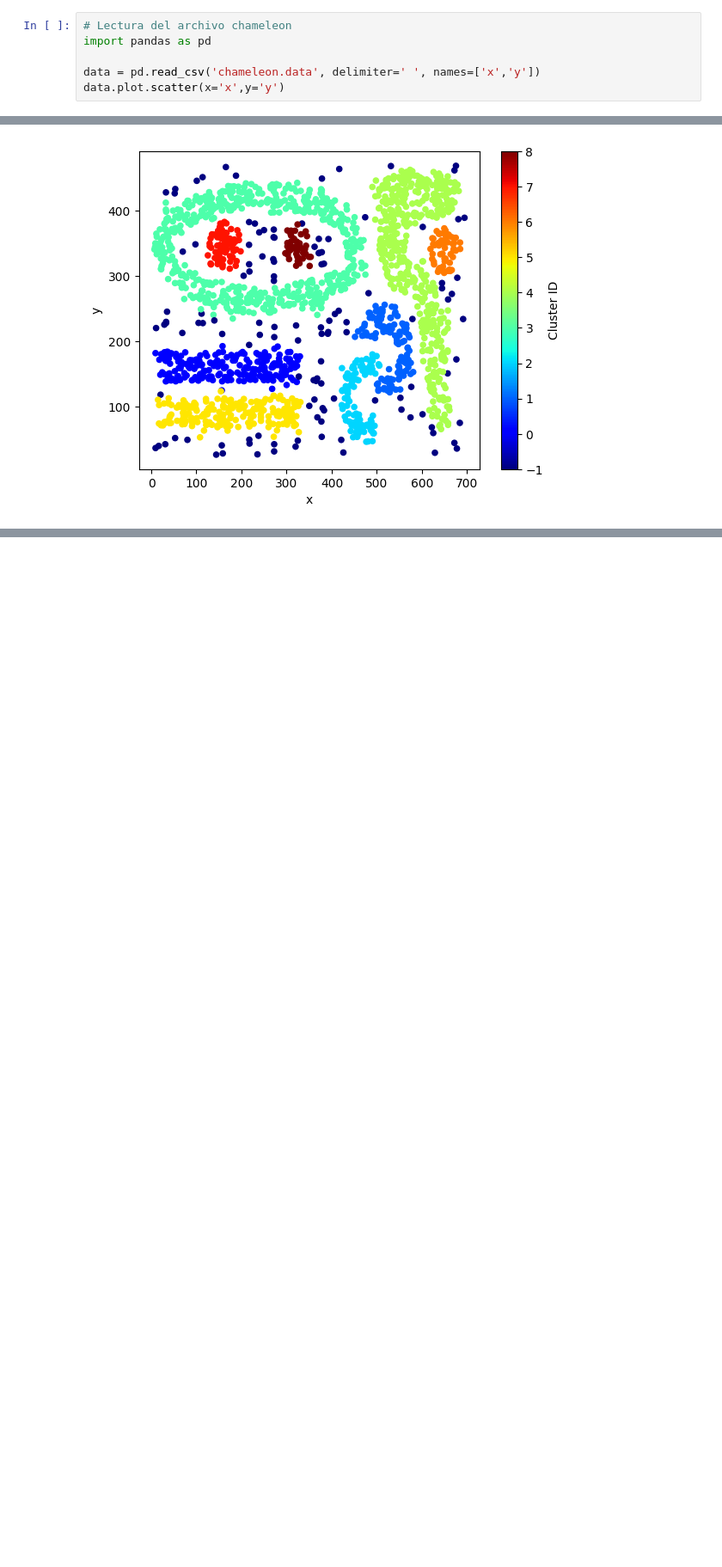
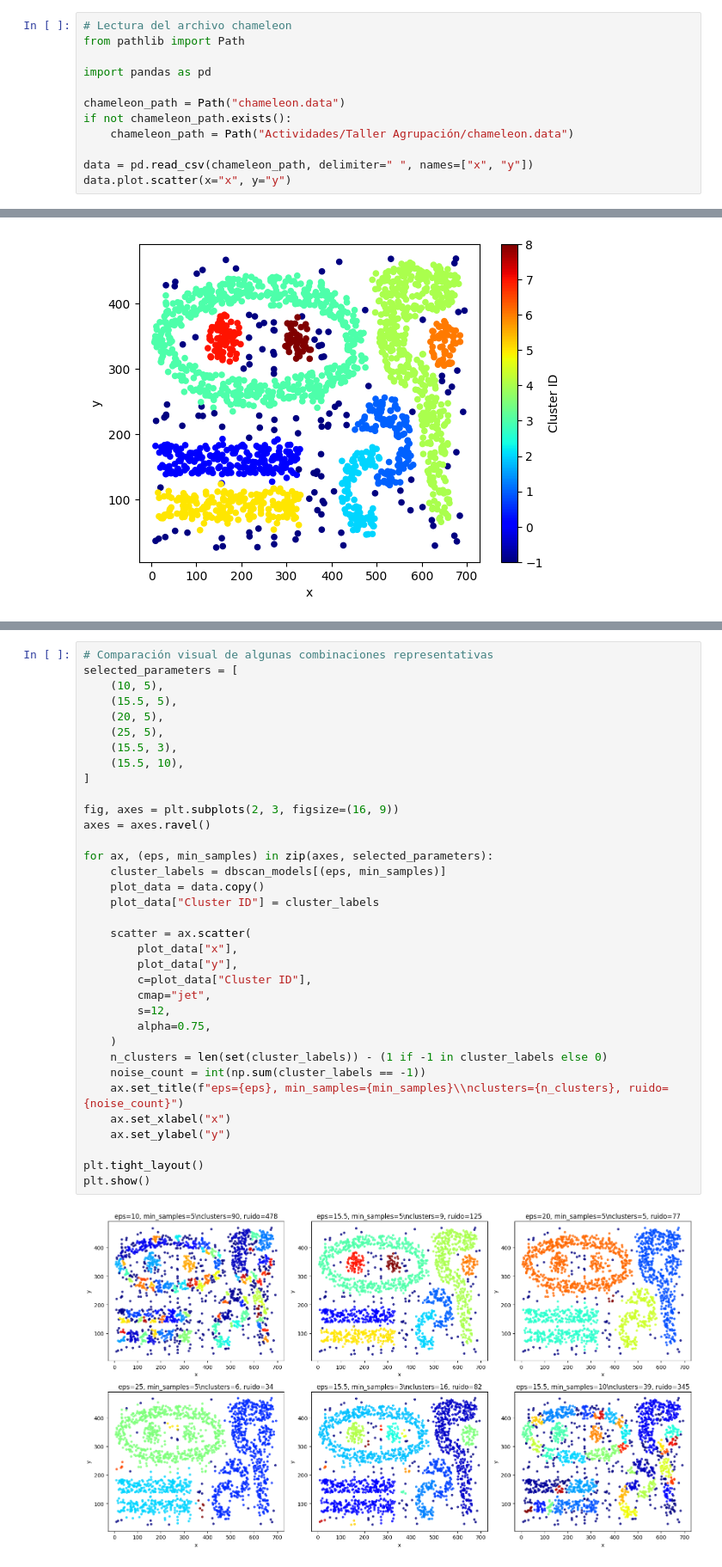
Before and after one commit to Locotin/data-mining, a Jupyter notebook: Actividades/Taller Agrupación/Agrupacion_2.ipynb, the cells around one changed output, grey strips where cells are left out. Shown at 86% size. Cells and saved outputs as stored; diff of their text form; blank space fills up the shorter version.

Commit message:
Taller Agrupación

```diff
--- a/Actividades/Taller Agrupación/Agrupacion_2.ipynb
+++ b/Actividades/Taller Agrupación/Agrupacion_2.ipynb
@@ -10,9 +10,15 @@ PROFESORA ELIZABETH LEON GUZMAN <br />
 # %%
 # Lectura del archivo chameleon
+from pathlib import Path
+
 import pandas as pd
 
-data = pd.read_csv('chameleon.data', delimiter=' ', names=['x','y'])
-data.plot.scatter(x='x',y='y')
+chameleon_path = Path("chameleon.data")
+if not chameleon_path.exists():
+    chameleon_path = Path("Actividades/Taller Agrupación/chameleon.data")
+
+data = pd.read_csv(chameleon_path, delimiter=" ", names=["x", "y"])
+data.plot.scatter(x="x", y="y")
 # %% [output]
 <Axes: xlabel='x', ylabel='y'>
 [figure]
@@ -32,0 +94,37 @@ result.plot.scatter(x='x',y='y',c='Cluster ID', colormap='jet')
+# %%
+# Comparación visual de algunas combinaciones representativas
+selected_parameters = [
+    (10, 5),
+    (15.5, 5),
+    (20, 5),
+    (25, 5),
+    (15.5, 3),
+    (15.5, 10),
+]
+
+fig, axes = plt.subplots(2, 3, figsize=(16, 9))
+axes = axes.ravel()
+
+for ax, (eps, min_samples) in zip(axes, selected_parameters):
+    cluster_labels = dbscan_models[(eps, min_samples)]
+    plot_data = data.copy()
+    plot_data["Cluster ID"] = cluster_labels
+
+    scatter = ax.scatter(
+        plot_data["x"],
+        plot_data["y"],
+        c=plot_data["Cluster ID"],
+        cmap="jet",
+        s=12,
+        alpha=0.75,
+    )
+    n_clusters = len(set(cluster_labels)) - (1 if -1 in cluster_labels else 0)
+    noise_count = int(np.sum(cluster_labels == -1))
+    ax.set_title(f"eps={eps}, min_samples={min_samples}\\nclusters={n_clusters}, ruido={noise_count}")
+    ax.set_xlabel("x")
+    ax.set_ylabel("y")
+
+plt.tight_layout()
+plt.show()
+# %% [output]
+[figure, added]
```
Also changed, not shown: parts of 36 cells of this notebook, 2 other files.
